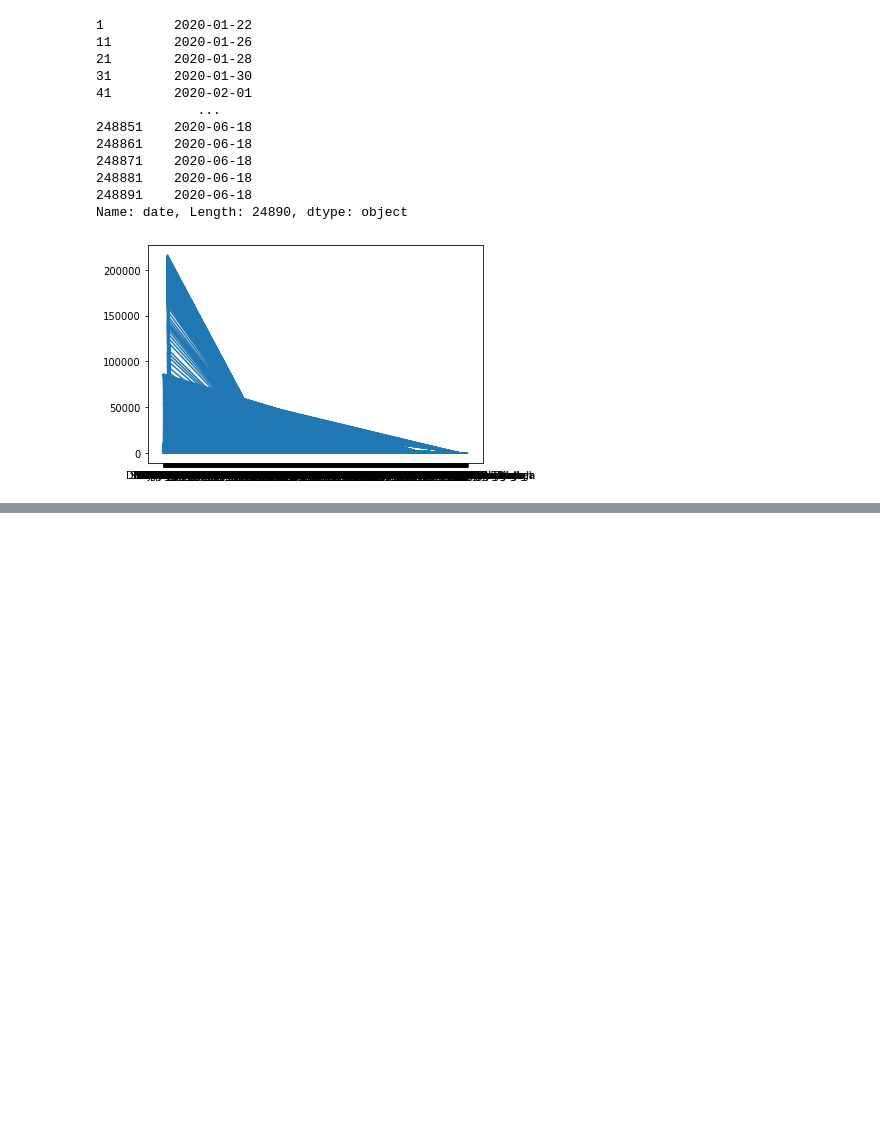
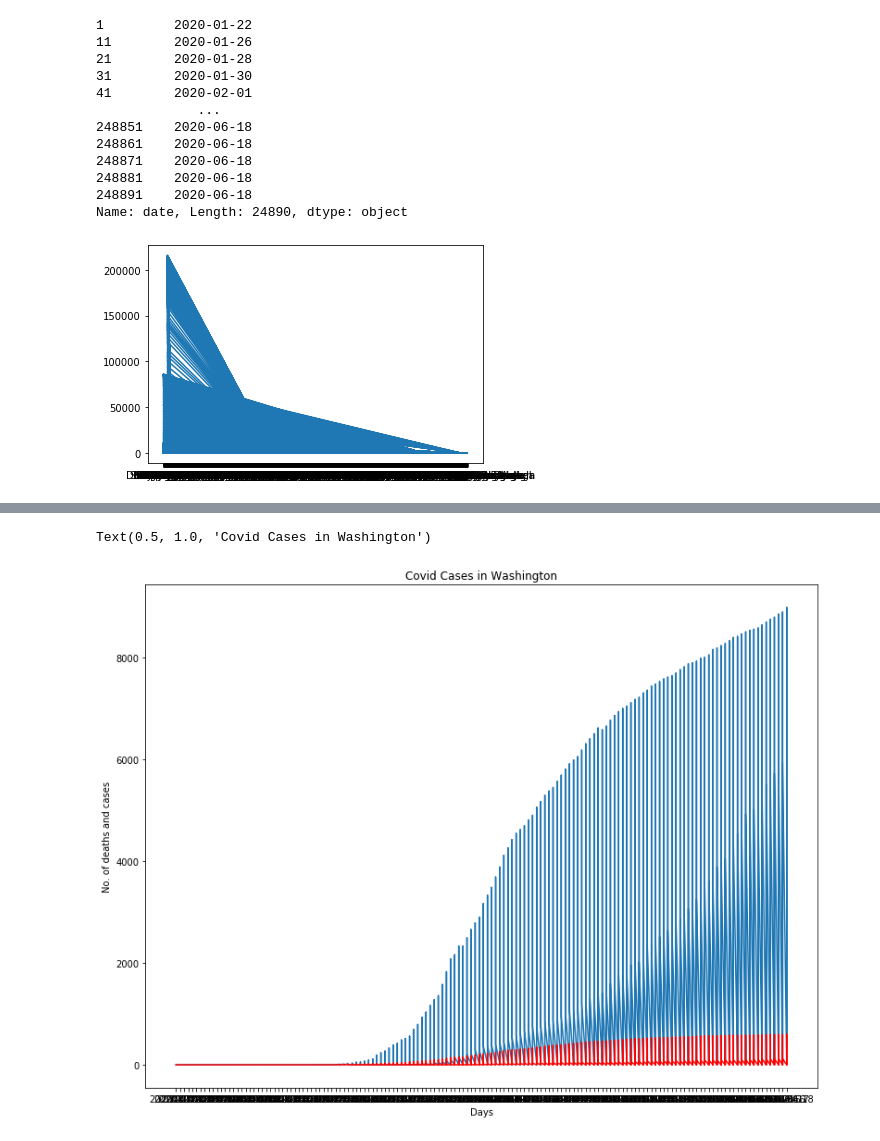
Before and after one commit to rabina48/Data_Visualization_COVID_case_of_USA, a Jupyter notebook: Covid_US.ipynb, the cells around one changed output, grey strips where cells are left out. Drawn from its saved outputs; the diff is of its cells as text; code cells hidden in the pictures; blank space fills up the shorter version.

```diff
--- a/Covid_US.ipynb
+++ b/Covid_US.ipynb
@@ -76,0 +75,4 @@ plt.plot(sample.date,sample.state)
+# %%
+samplee =pd.read_csv('us-counties.csv')
+samplee = samplee[samplee.state == 'Washington']
+samplee
@@ -76,0 +93,11 @@ plt.plot(sample.date,sample.state)
+# %%
+
+plt.figure(figsize=(13,10))
+plt.plot(samplee.date,samplee.cases, label ='cases')
+plt.plot(samplee.date,samplee.deaths, label ='deaths' ,color='red')
+plt.xlabel("Days")
+plt.ylabel("No. of deaths and cases")
+plt.title("Covid Cases in Washington")
+# %% [output]
+Text(0.5, 1.0, 'Covid Cases in Washington')
+[figure, added]
```
Also changed, not shown: parts of 10 cells of this notebook.
